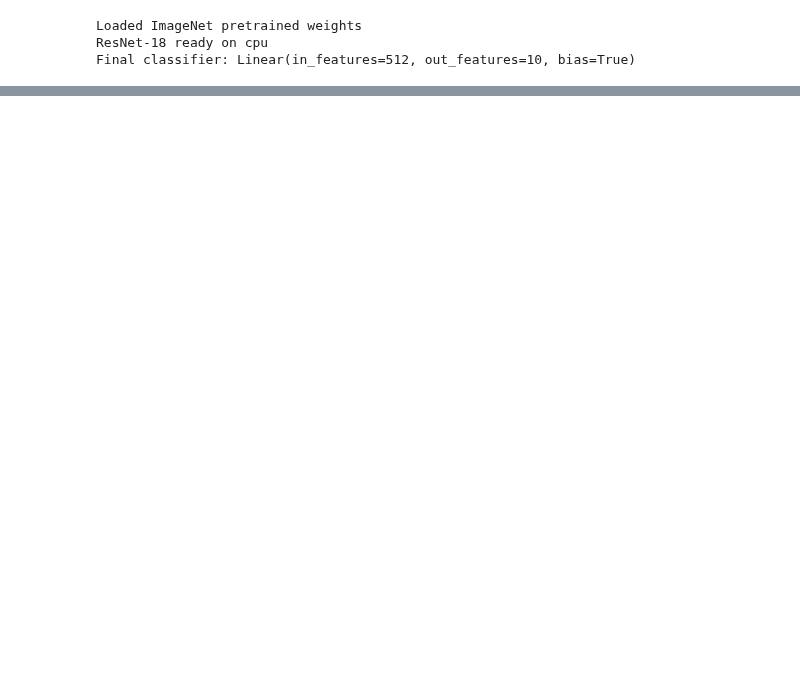
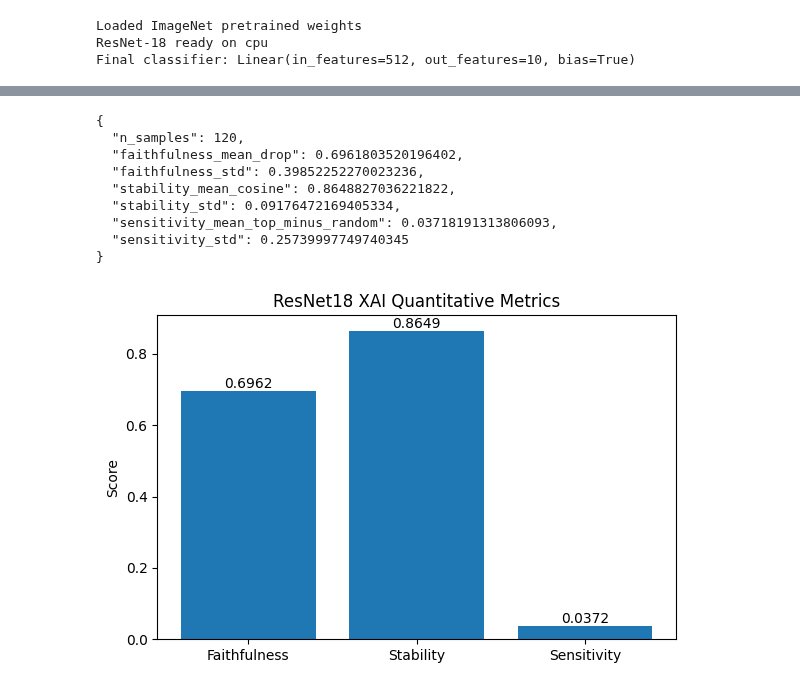
Before and after one commit to yash1-coder/dissertation, a Jupyter notebook: CNN.ipynb, the cells around one changed output, grey strips where cells are left out. Saved outputs shown, nothing was run; the diff lists cells and outputs as text; code cells hidden in the pictures; blank space fills up the shorter version.

```diff
--- a/CNN.ipynb
+++ b/CNN.ipynb
@@ -822,0 +1152,40 @@ val_loader ready:   64 batches
+# %%
+import json
+import matplotlib.pyplot as plt
+from pathlib import Path
+
+if "PROJECT_ROOT" not in globals():
+    PROJECT_ROOT = Path("/home/yash/yc432")
+
+metrics_path = PROJECT_ROOT / "results" / "metrics" / "resnet18_xai_quant_metrics.json"
+with open(metrics_path, "r") as f:
+    m = json.load(f)
+
+print(json.dumps(m, indent=2))
+
+labels = ["Faithfulness", "Stability", "Sensitivity"]
+values = [
+    m["faithfulness_mean_drop"],
+    m["stability_mean_cosine"],
+    m["sensitivity_mean_top_minus_random"],
+]
+
+plt.figure(figsize=(6, 4))
+bars = plt.bar(labels, values)
+plt.title("ResNet18 XAI Quantitative Metrics")
+plt.ylabel("Score")
+for b, v in zip(bars, values):
+    plt.text(b.get_x() + b.get_width()/2, v, f"{v:.4f}", ha="center", va="bottom")
+plt.tight_layout()
+plt.show()
+# %% [output]
+{
+  "n_samples": 120,
+  "faithfulness_mean_drop": 0.6961803520196402,
+  "faithfulness_std": 0.39852252270023236,
+  "stability_mean_cosine": 0.8648827036221822,
+  "stability_std": 0.09176472169405334,
+  "sensitivity_mean_top_minus_random": 0.03718191313806093,
+  "sensitivity_std": 0.25739997749740345
+}
+[figure, added]
```
Also changed, not shown: parts of 17 cells of this notebook, 46 other files.
